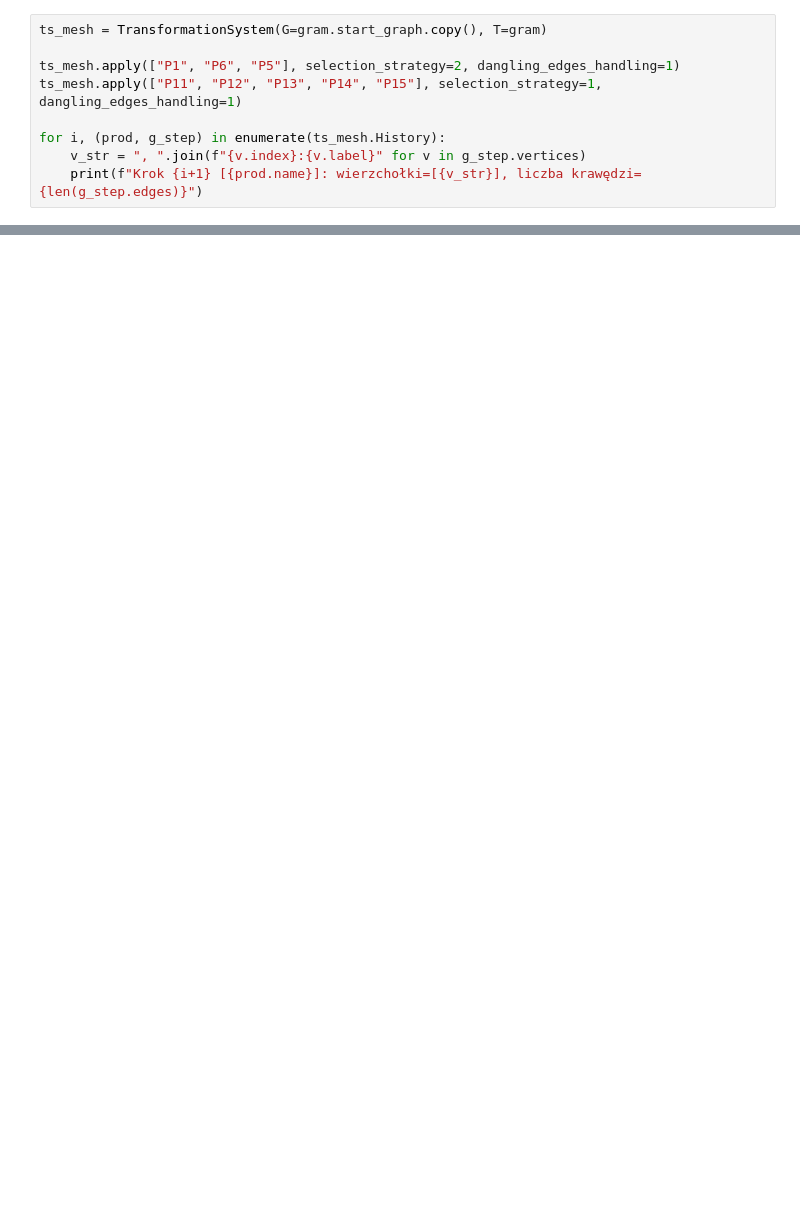
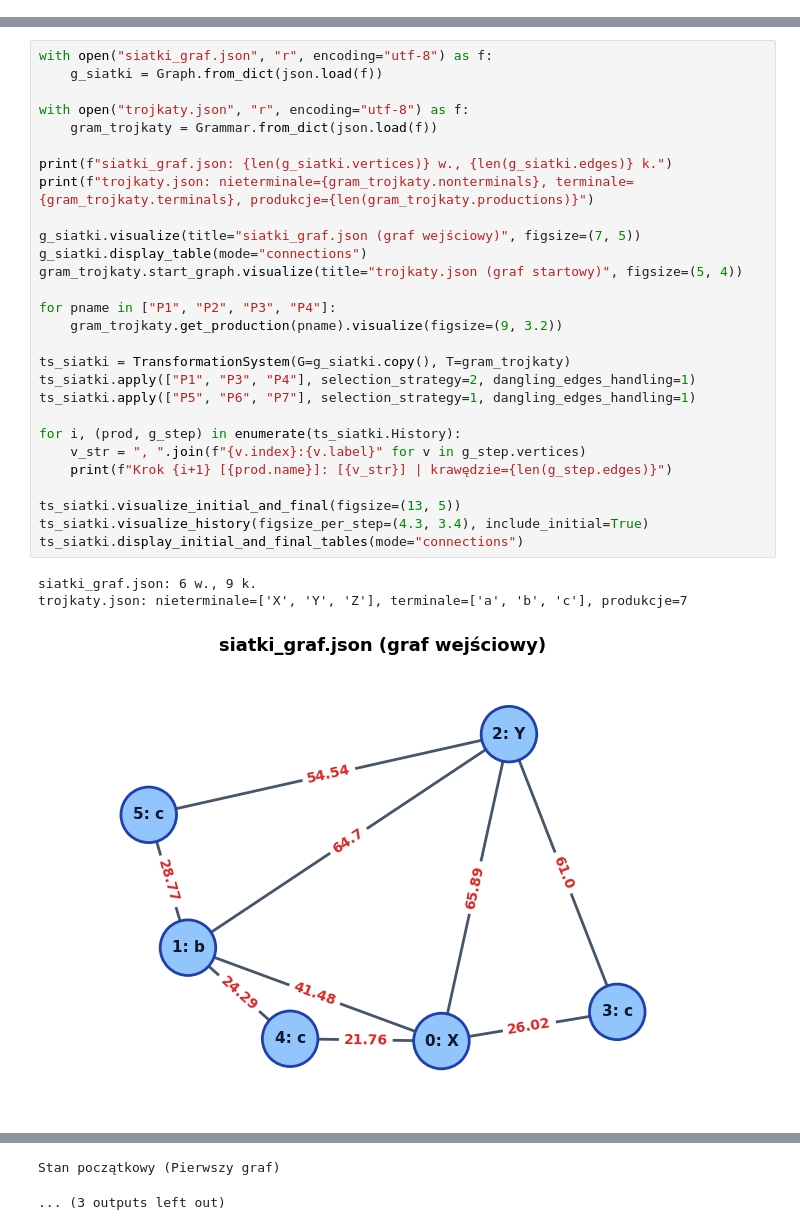
Before and after one commit to VecNine/wybrane-problemy-teorii-grafow, a Jupyter notebook: wptg.ipynb, the cells around one changed output, grey strips where cells are left out. Drawn from its saved outputs; the diff is of its cells as text; blank space fills up the shorter version.

```diff
--- a/wptg.ipynb
+++ b/wptg.ipynb
@@ -142,9 +0,0 @@ Rozpoczynamy od grafu startowego gramatyki (trójkąt A - B - C) i stosujemy sek
-# %%
-ts_mesh = TransformationSystem(G=gram.start_graph.copy(), T=gram)
-
-ts_mesh.apply(["P1", "P6", "P5"], selection_strategy=2, dangling_edges_handling=1)
-ts_mesh.apply(["P11", "P12", "P13", "P14", "P15"], selection_strategy=1, dangling_edges_handling=1)
-
-for i, (prod, g_step) in enumerate(ts_mesh.History):
-    v_str = ", ".join(f"{v.index}:{v.label}" for v in g_step.vertices)
-    print(f"Krok {i+1} [{prod.name}]: wierzchołki=[{v_str}], liczba krawędzi={len(g_step.edges)}")
@@ -400,0 +136,32 @@ Krok 3: Produkcja P6
+# %%
+with open("siatki_graf.json", "r", encoding="utf-8") as f:
+    g_siatki = Graph.from_dict(json.load(f))
+
+with open("trojkaty.json", "r", encoding="utf-8") as f:
+    gram_trojkaty = Grammar.from_dict(json.load(f))
+
+print(f"siatki_graf.json: {len(g_siatki.vertices)} w., {len(g_siatki.edges)} k.")
+print(f"trojkaty.json: nieterminale={gram_trojkaty.nonterminals}, terminale={gram_trojkaty.terminals}, produkcje={len(gram_trojkaty.productions)}")
+
+g_siatki.visualize(title="siatki_graf.json (graf wejściowy)", figsize=(7, 5))
+g_siatki.display_table(mode="connections")
+gram_trojkaty.start_graph.visualize(title="trojkaty.json (graf startowy)", figsize=(5, 4))
+
+for pname in ["P1", "P2", "P3", "P4"]:
+    gram_trojkaty.get_production(pname).visualize(figsize=(9, 3.2))
+
+ts_siatki = TransformationSystem(G=g_siatki.copy(), T=gram_trojkaty)
+ts_siatki.apply(["P1", "P3", "P4"], selection_strategy=2, dangling_edges_handling=1)
+ts_siatki.apply(["P5", "P6", "P7"], selection_strategy=1, dangling_edges_handling=1)
+
+for i, (prod, g_step) in enumerate(ts_siatki.History):
+    v_str = ", ".join(f"{v.index}:{v.label}" for v in g_step.vertices)
+    print(f"Krok {i+1} [{prod.name}]: [{v_str}] | krawędzie={len(g_step.edges)}")
+
+ts_siatki.visualize_initial_and_final(figsize=(13, 5))
+ts_siatki.visualize_history(figsize_per_step=(4.3, 3.4), include_initial=True)
+ts_siatki.display_initial_and_final_tables(mode="connections")
+# %% [output]
+siatki_graf.json: 6 w., 9 k.
+trojkaty.json: nieterminale=['X', 'Y', 'Z'], terminale=['a', 'b', 'c'], produkcje=7
+[figure, added]
@@ -400,0 +188,2 @@ Krok 3: Produkcja P6
+Stan początkowy (Pierwszy graf)
+... (3 outputs left out)
```
Also changed, not shown: parts of 44 cells of this notebook, 9 other files.
